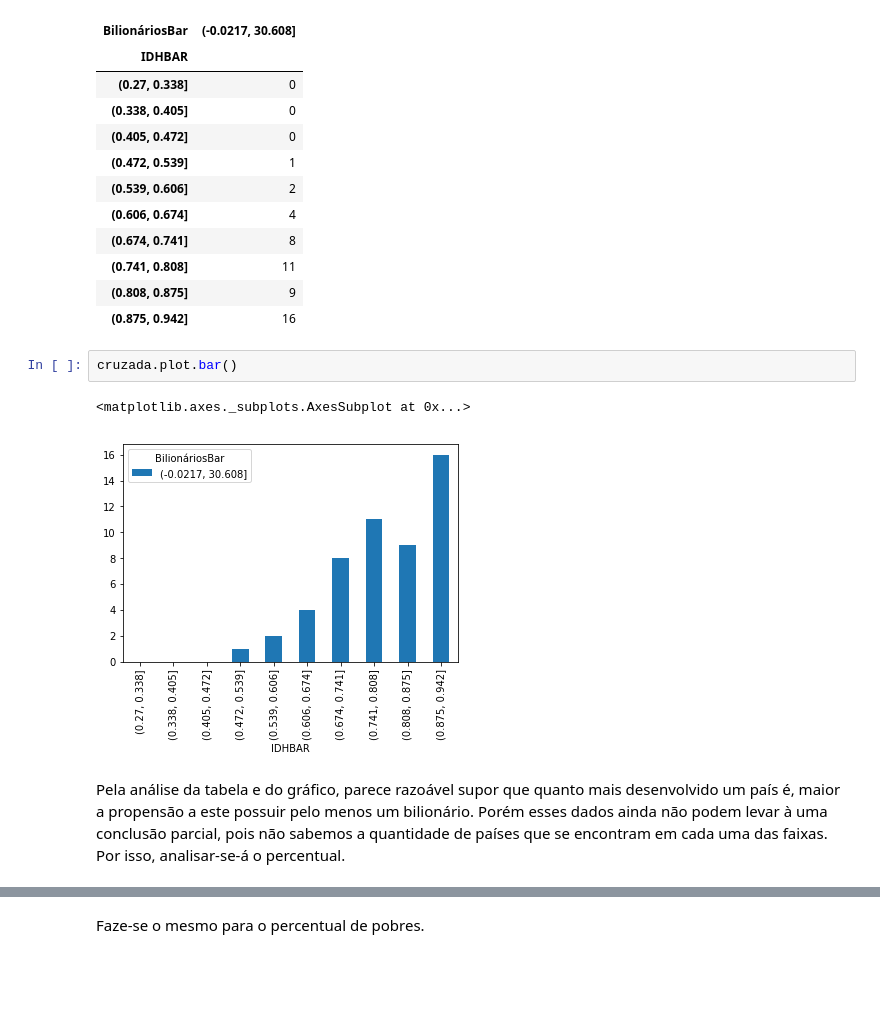
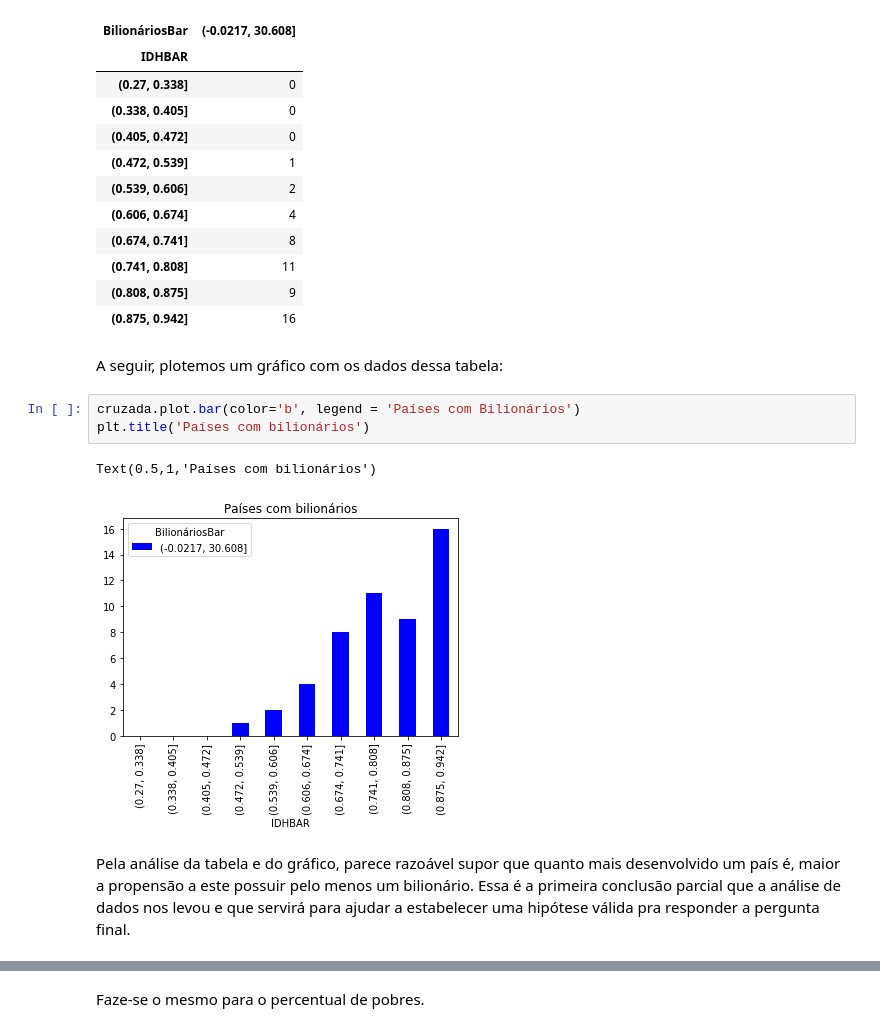
Before and after one commit to GMello99/Projeto-1, a Jupyter notebook: Projeto 1.ipynb, the cells around one changed output, grey strips where cells are left out. Drawn from its saved outputs; the diff is of its cells as text; blank space fills up the shorter version.

```diff
--- a/Projeto 1.ipynb
+++ b/Projeto 1.ipynb
@@ -92,10 +98,13 @@ cruzada
 | (0.741, 0.808] | 11 |
 | (0.808, 0.875] | 9 |
 | (0.875, 0.942] | 16 |
-# %%
-cruzada.plot.bar()
-# %% [output]
-<matplotlib.axes._subplots.AxesSubplot at 0x...>
-[figure, removed]
+# %% [markdown]
+A seguir, plotemos um gráfico com os dados dessa tabela:
+# %%
+cruzada.plot.bar(color='b', legend = 'Países com Bilionários')
+plt.title('Países com bilionários')
+# %% [output]
+Text(0.5,1,'Países com bilionários')
+[figure, added]
 # %% [markdown]
-Pela análise da tabela e do gráfico, parece razoável supor que quanto mais desenvolvido um país é, maior a propensão a este possuir pelo menos um bilionário. Porém esses dados ainda não podem levar à uma conclusão parcial, pois não sabemos a quantidade de países que se encontram em cada uma das faixas. Por isso, analisar-se-á o percentual.
+Pela análise da tabela e do gráfico, parece razoável supor que quanto mais desenvolvido um país é, maior a propensão a este possuir pelo menos um bilionário. Essa é a primeira conclusão parcial que a análise de dados nos levou e que servirá para ajudar a estabelecer uma hipótese válida pra responder a pergunta final.
```
Also changed, not shown: parts of 44 cells of this notebook.
